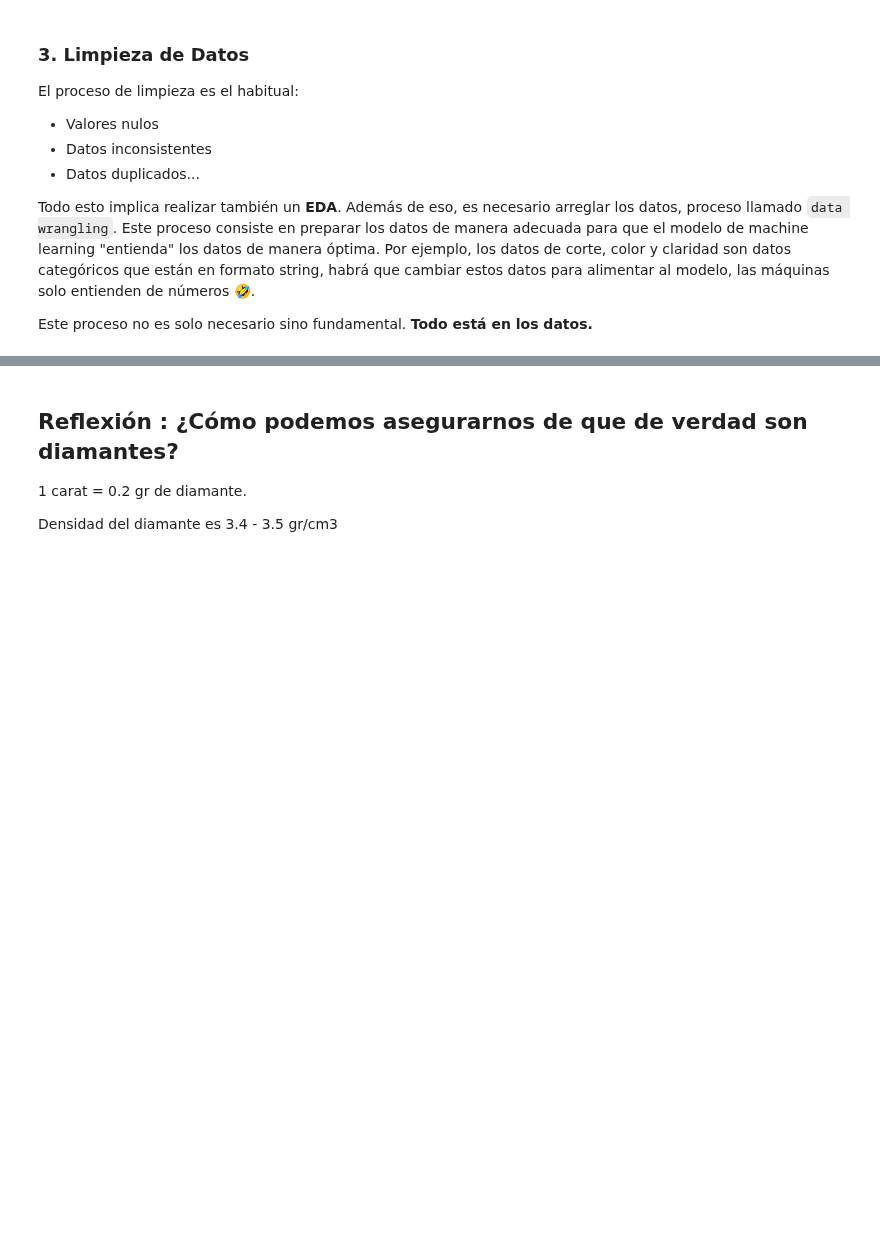
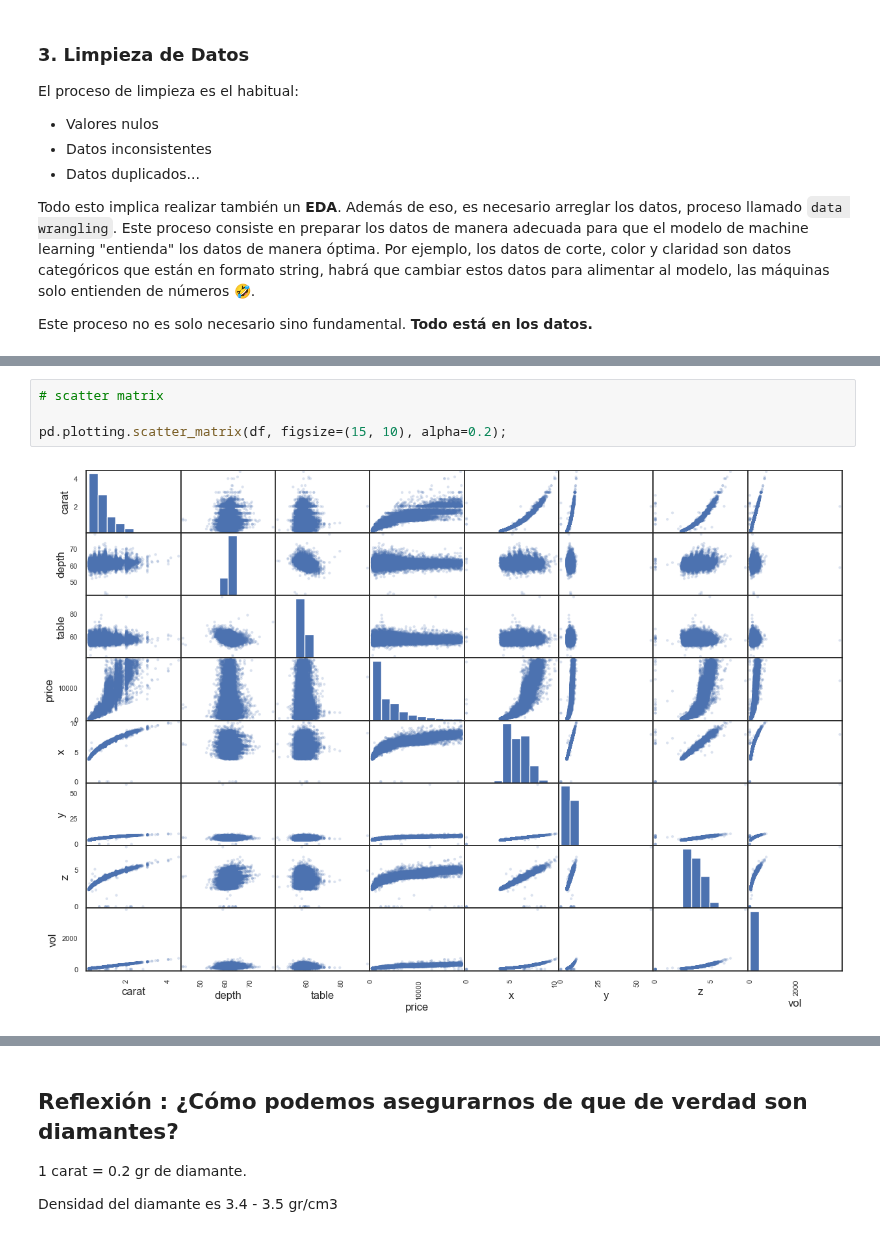
Before and after one commit to Ironhack-Data-Madrid-Julio-2023/apuntes_clase, a Jupyter notebook: semana_7/1.1 - Intro Machine Learning - Aprendizaje Supervisado - Regresion.ipynb, the cells around one changed output, grey strips where cells are left out. Cells and saved outputs as stored; diff of their text form; blank space fills up the shorter version.

```diff
--- a/semana_7/1.1 - Intro Machine Learning - Aprendizaje Supervisado - Regresion.ipynb
+++ b/semana_7/1.1 - Intro Machine Learning - Aprendizaje Supervisado - Regresion.ipynb
@@ -76,0 +219,6 @@ Este proceso no es solo necesario sino fundamental. **Todo está en los datos.**
+# %%
+# scatter matrix
+
+pd.plotting.scatter_matrix(df, figsize=(15, 10), alpha=0.2);
+# %% [output]
+[figure, added]
```
Also changed, not shown: parts of 14 cells of this notebook.
